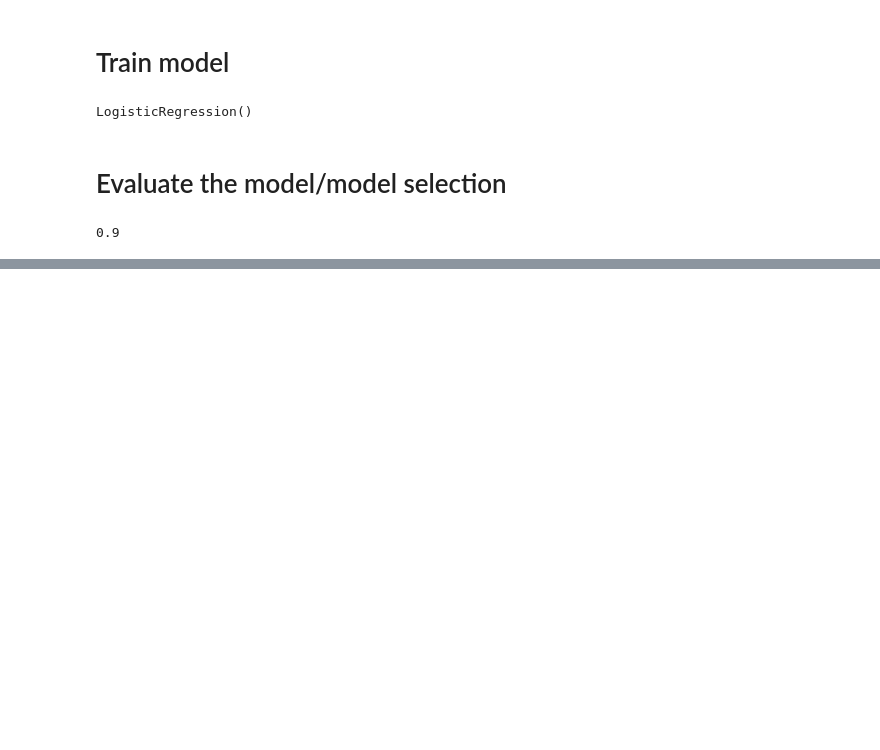
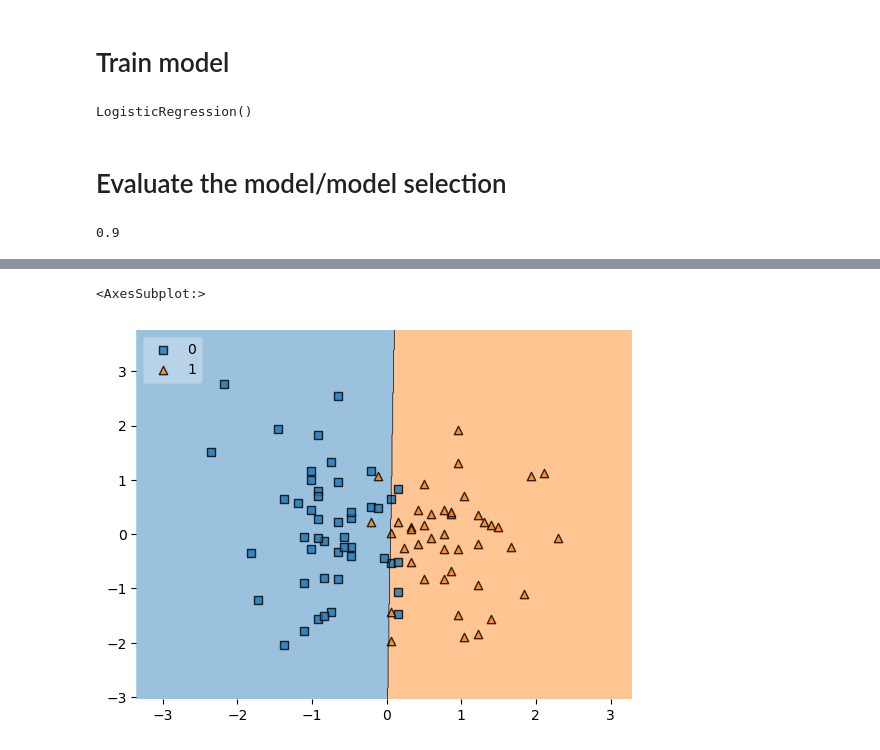
Before and after one commit to abhimanyujangid/ML_Project, a Jupyter notebook: placement-project-logistic-regression/placement-ml.ipynb, the cells around one changed output, grey strips where cells are left out. Cells and saved outputs as stored; diff of their text form; code cells hidden in the pictures; blank space fills up the shorter version.

```diff
--- a/placement-project-logistic-regression/placement-ml.ipynb
+++ b/placement-project-logistic-regression/placement-ml.ipynb
@@ -158,0 +171,6 @@ accuracy_score(y_test,y_pred)
+# %%
+from mlxtend.plotting import plot_decision_regions
+plot_decision_regions(x_train, y_train.values, clf=clf, legend=2)
+# %% [output]
+<AxesSubplot:>
+[figure, added]
```
Also changed, not shown: parts of 7 cells of this notebook, 1 other file.
